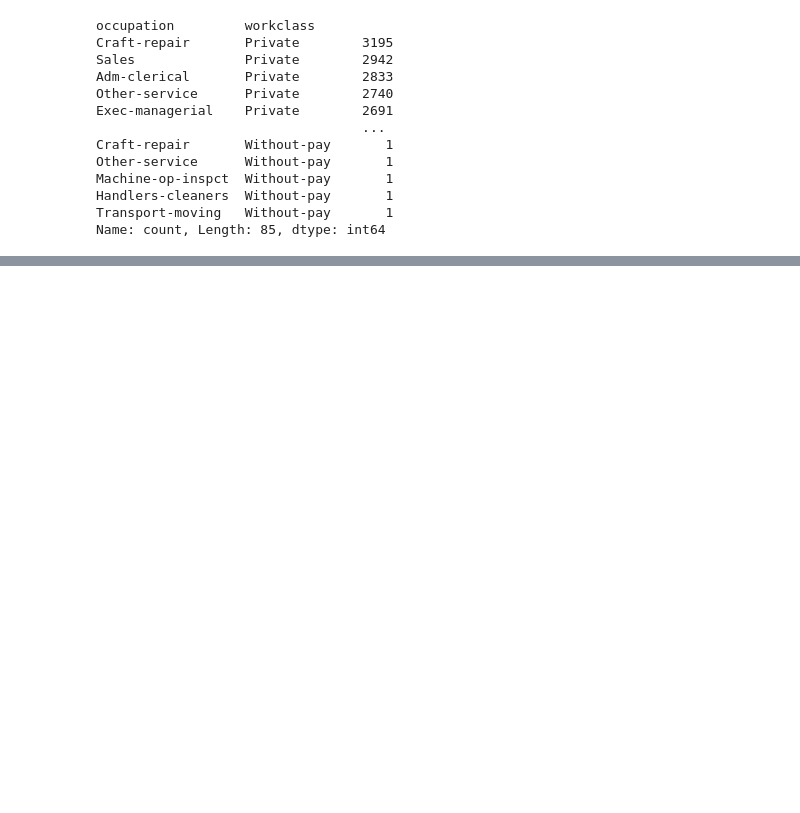
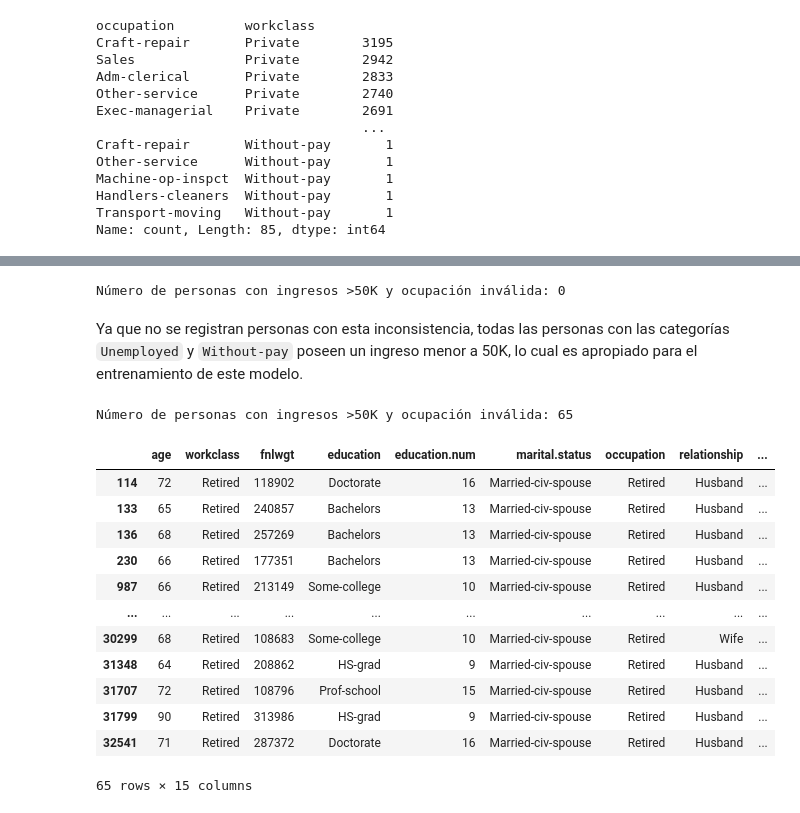
Before and after one commit to jquelas/adult_census_income, a Jupyter notebook: adult_census_income.ipynb, the cells around one changed output, grey strips where cells are left out. Cells and saved outputs as stored; diff of their text form; code cells hidden in the pictures; blank space fills up the shorter version.

```diff
--- a/adult_census_income.ipynb
+++ b/adult_census_income.ipynb
@@ -693,0 +705,41 @@ Name: count, Length: 85, dtype: int64
+# %%
+# Filtro para ingresos mayores a 50K
+filtro_ingresos_altos = census_limpio['income'] == '>50K'
+
+# Filtro para occupation igual a 'Unemployed' o workclass igual a 'Without-pay'
+filtro_invalido = (census_limpio['occupation'] == 'Unemployed') | (census_limpio['workclass'] == 'Without-pay')
+
+# Aplicar ambos filtros
+inconsistencias = census_limpio[filtro_ingresos_altos & filtro_invalido]
+
+# Mostrar resultados
+print(f"Número de personas con ingresos >50K y ocupación inválida: {len(inconsistencias)}")
+# %% [output]
+Número de personas con ingresos >50K y ocupación inválida: 0
+# %% [markdown]
+Ya que no se registran personas con esta inconsistencia, todas las personas con las categorías ``Unemployed`` y ``Without-pay`` poseen un ingreso menor a 50K, lo cual es apropiado para el entrenamiento de este modelo.
+# %%
+# Filtrar personas con occupation 'Retired' e income >50K
+filtro_retired_con_ingresos_altos = (census_limpio['occupation'] == 'Retired') & (census_limpio['income'] == '>50K')
+
+# Aplicar ambos filtros
+inconsistencias = census_limpio[filtro_retired_con_ingresos_altos]
+
+# Mostrar resultados
+print(f"Número de personas con ingresos >50K y ocupación inválida: {len(inconsistencias)}")
+display(inconsistencias)
+# %% [output]
+Número de personas con ingresos >50K y ocupación inválida: 65
+|  | age | workclass | fnlwgt | education | education.num | marital.status | occupation | relationship | ... |
+| 114 | 72 | Retired | 118902 | Doctorate | 16 | Married-civ-spouse | Retired | Husband | ... |
+| 133 | 65 | Retired | 240857 | Bachelors | 13 | Married-civ-spouse | Retired | Husband | ... |
+| 136 | 68 | Retired | 257269 | Bachelors | 13 | Married-civ-spouse | Retired | Husband | ... |
+| 230 | 66 | Retired | 177351 | Bachelors | 13 | Married-civ-spouse | Retired | Husband | ... |
+| 987 | 66 | Retired | 213149 | Some-college | 10 | Married-civ-spouse | Retired | Husband | ... |
+| ... | ... | ... | ... | ... | ... | ... | ... | ... | ... |
+| 30299 | 68 | Retired | 108683 | Some-college | 10 | Married-civ-spouse | Retired | Wife | ... |
+| 31348 | 64 | Retired | 208862 | HS-grad | 9 | Married-civ-spouse | Retired | Husband | ... |
+| 31707 | 72 | Retired | 108796 | Prof-school | 15 | Married-civ-spouse | Retired | Husband | ... |
+| 31799 | 90 | Retired | 313986 | HS-grad | 9 | Married-civ-spouse | Retired | Husband | ... |
+| 32541 | 71 | Retired | 287372 | Doctorate | 16 | Married-civ-spouse | Retired | Husband | ... |
+65 rows × 15 columns
```
Also changed, not shown: parts of 10 cells of this notebook.
